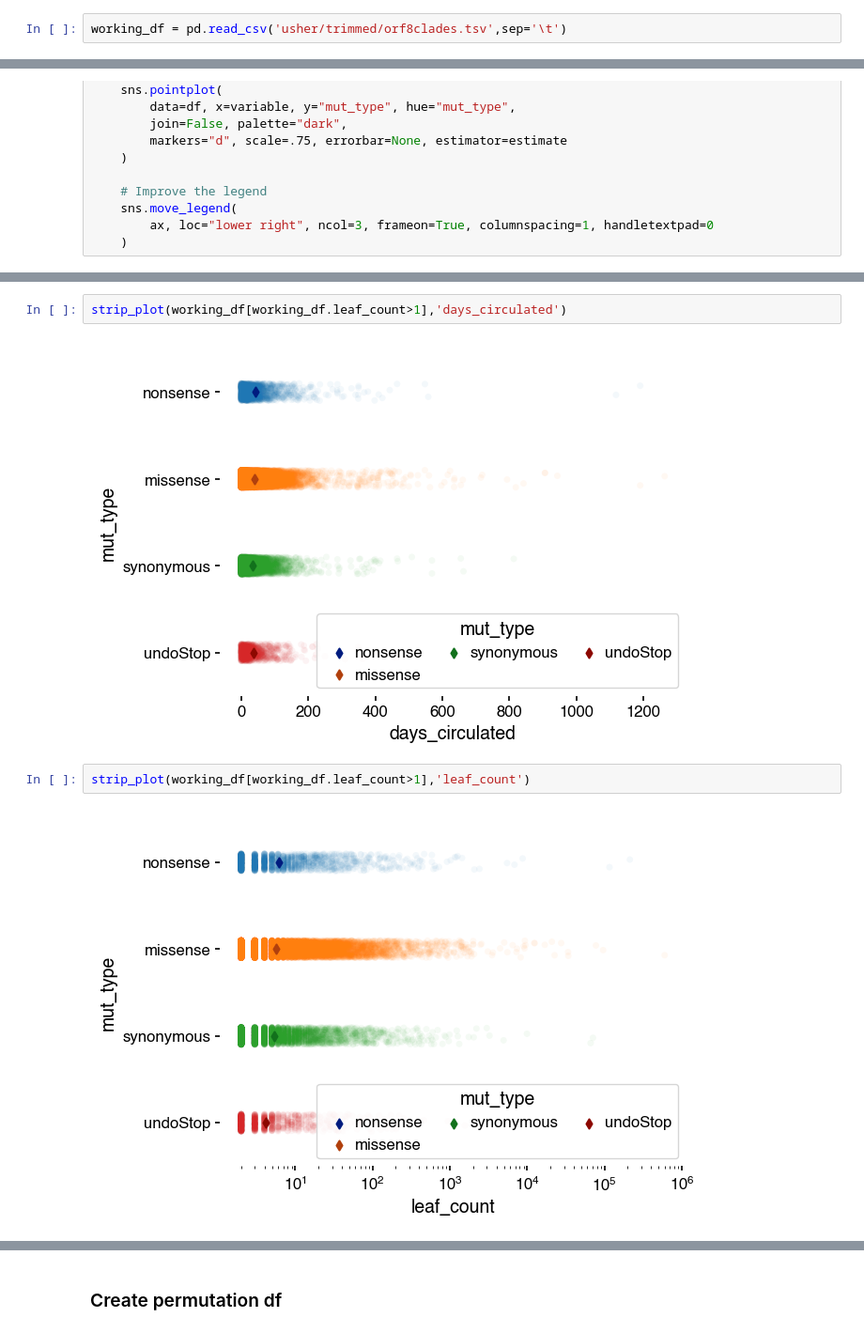
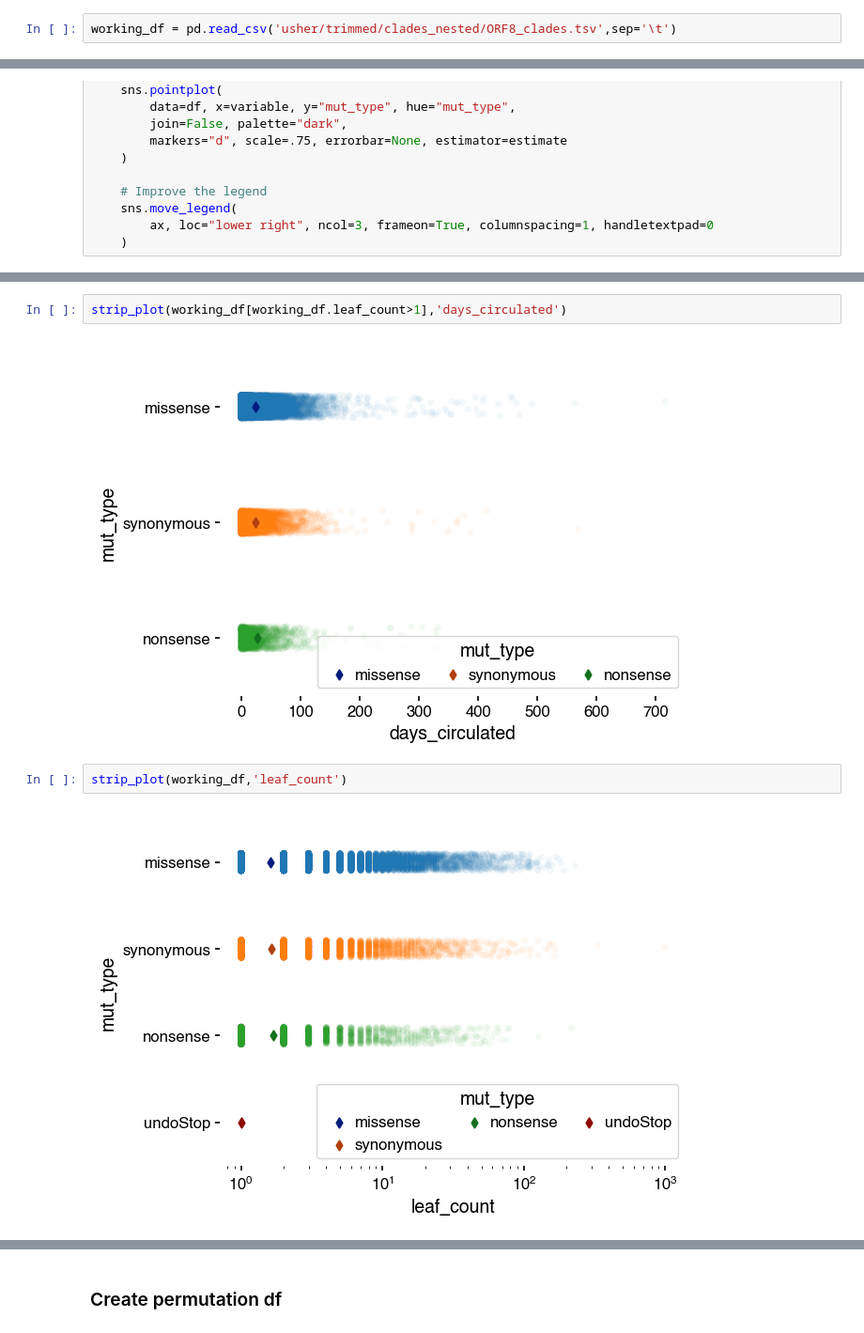
Before and after one commit to blab/ncov-orf8, a Jupyter notebook: notebooks/Usher.ipynb, the cells around one changed output, grey strips where cells are left out. Shown at 94% size. Saved outputs shown, nothing was run; the diff lists cells and outputs as text.

```diff
--- a/notebooks/Usher.ipynb
+++ b/notebooks/Usher.ipynb
@@ -189,4 +250,4 @@ plot_distributions_noS(complete,'days_circulated',False,'Days circulated')
 [figure]
 [figure]
 # %%
-working_df = pd.read_csv('usher/trimmed/orf8clades.tsv',sep='\t')
+working_df = pd.read_csv('usher/trimmed/clades_nested/ORF8_clades.tsv',sep='\t')
@@ -280,11 +363,11 @@ summarise_data(working_df)
 # %%
 strip_plot(working_df[working_df.leaf_count>1],'days_circulated')
 # %% [output]
-[figure, old version]
+[figure, new version]
 # %%
-strip_plot(working_df[working_df.leaf_count>1],'leaf_count')
+strip_plot(working_df,'leaf_count')
 # %% [output]
-[figure, old version]
+[figure, new version]
 # %%
 run_tests(working_df)
 # %% [output]
```
Also changed, not shown: parts of 48 cells of this notebook, 26 other files.
